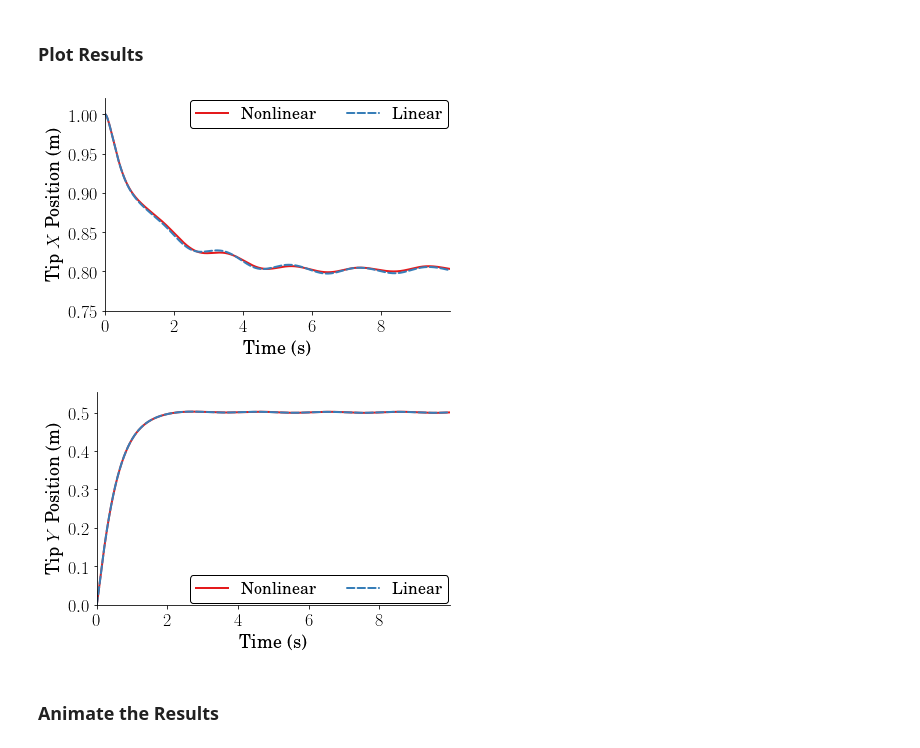
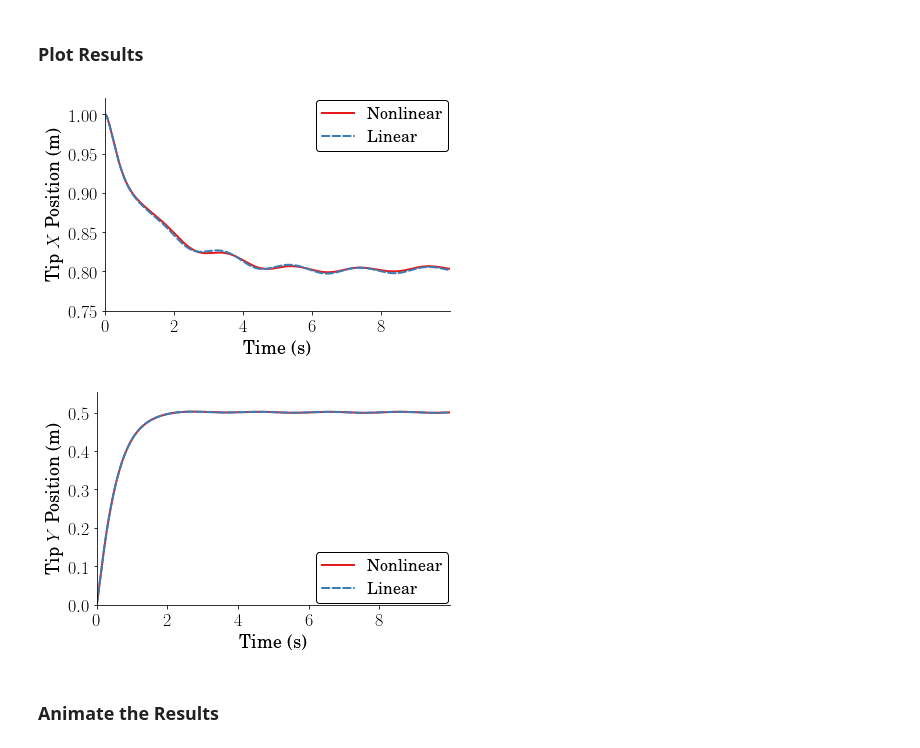
Before and after one commit to danielnewman09/VaTech-ML-SysID, a Jupyter notebook: code/notebooks/Create-Model.ipynb, the cells around one changed output. Saved outputs shown, nothing was run; the diff lists cells and outputs as text; code cells hidden in the pictures.

Commit message:
Cleaning up folder

```diff
--- a/code/notebooks/Create-Model.ipynb
+++ b/code/notebooks/Create-Model.ipynb
@@ -790,22 +783,24 @@ plot.generate_plot(time,
               ['Nonlinear','Linear'],
               'Time (s)',
               r'Tip $X$ Position (m)',
-              filename='x_Tip',
-              folder='Simulations/',
-              num_col=2,legend_loc='best',ymax=0.1,ymin=0.01,showplot=True)
+              filename='Tip-X-Coord',
+              folder='../../manuscript/Figures/Create-Model/Compare-Lin-vs-Nonlin/',
+              num_col=1,legend_loc='best',ymax=0.1,ymin=0.01,save_plot=True,
+              showplot=True)
 # %% [output]
-[figure, old version]
+[figure, new version]
 # %%
 plot.generate_plot(time,
               np.vstack((y_nonlin[:,-1],y_linear[:,-1])),
               ['Nonlinear','Linear'],
               'Time (s)',
               r'Tip $Y$ Position (m)',
-              filename='y_Tip',
-              folder='Simulations/',
-              num_col=2,legend_loc='best',ymax=0.1,ymin=0.01,showplot=True)
+              filename='Tip-Y-Coord',
+              folder='../../manuscript/Figures/Create-Model/Compare-Lin-vs-Nonlin/',
+              num_col=1,legend_loc='best',ymax=0.1,ymin=0.01,save_plot=True,
+              showplot=True)
 # %% [output]
-[figure, old version]
+[figure, new version]
 # %% [markdown]
 <h3 id="Animate-the-Results">Animate the Results</h3>
 # %%
```
Also changed, not shown: parts of 5 cells of this notebook, 28 other files.
